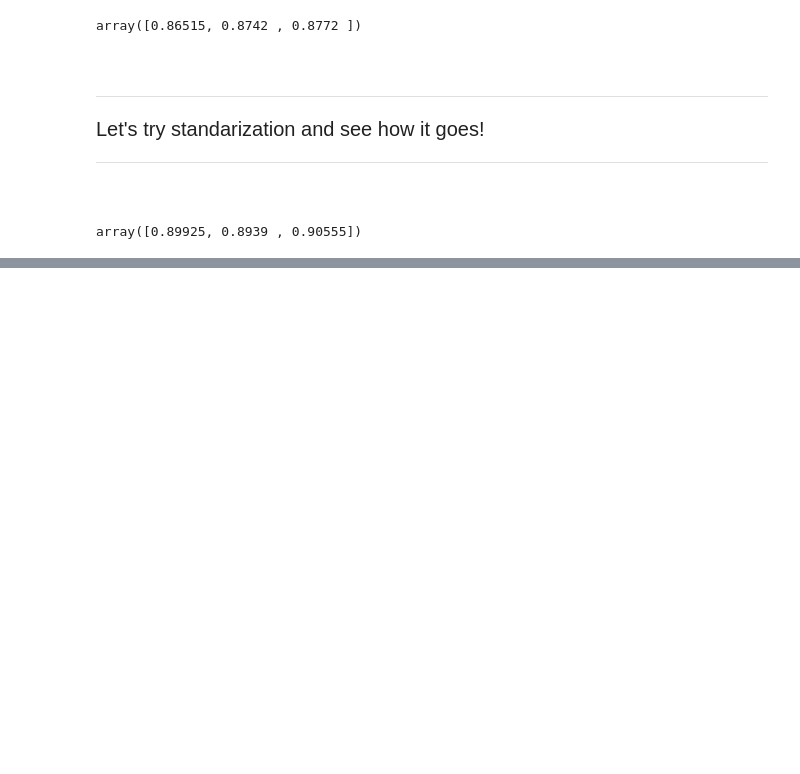
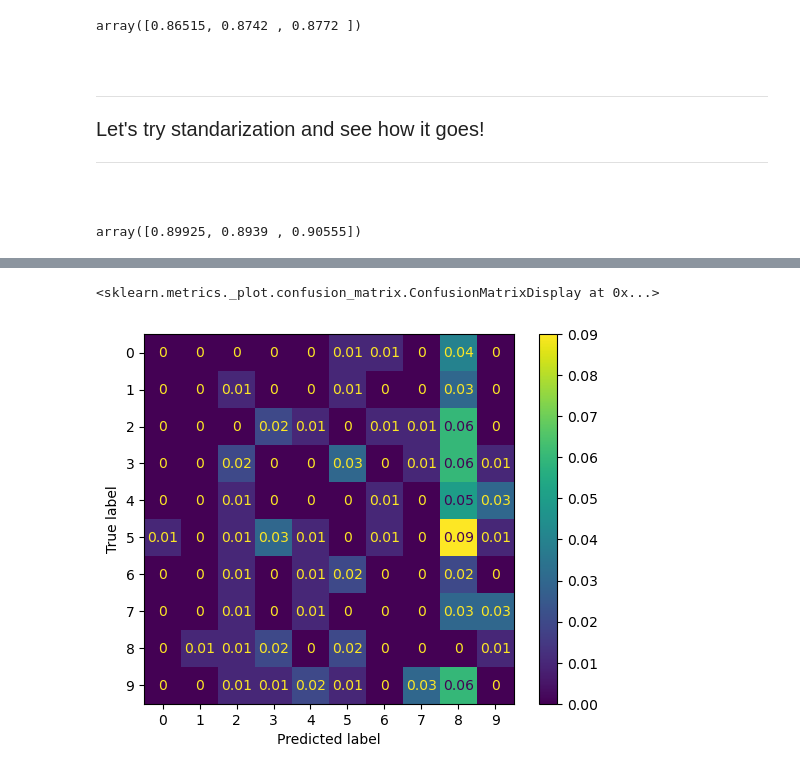
Before and after one commit to edmar-bevilaqua/data_science, a Jupyter notebook: MNIST/MNIST Classfication.ipynb, the cells around one changed output, grey strips where cells are left out. Cells and saved outputs as stored; diff of their text form; code cells hidden in the pictures; blank space fills up the shorter version.

```diff
--- a/MNIST/MNIST Classfication.ipynb
+++ b/MNIST/MNIST Classfication.ipynb
@@ -970,0 +1046,6 @@ y_train_predictions_sgd = cross_val_predict(model_sgd, X_train_scaled, y_train,
+# %%
+conf_matrix_display = ConfusionMatrixDisplay(normalized_conf_matrix.round(2))
+conf_matrix_display.plot()
+# %% [output]
+<sklearn.metrics._plot.confusion_matrix.ConfusionMatrixDisplay at 0x...>
+[figure, added]
```
Also changed, not shown: parts of 9 cells of this notebook.
